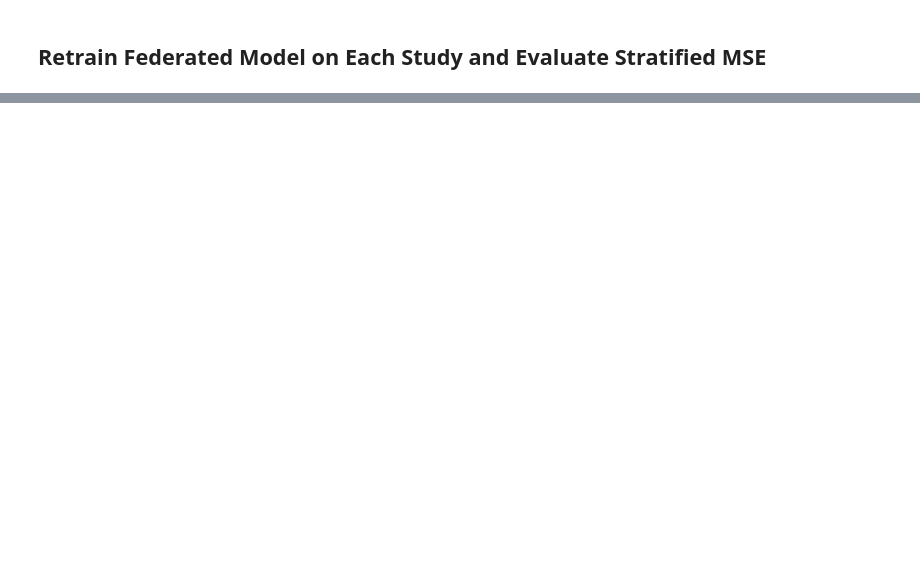
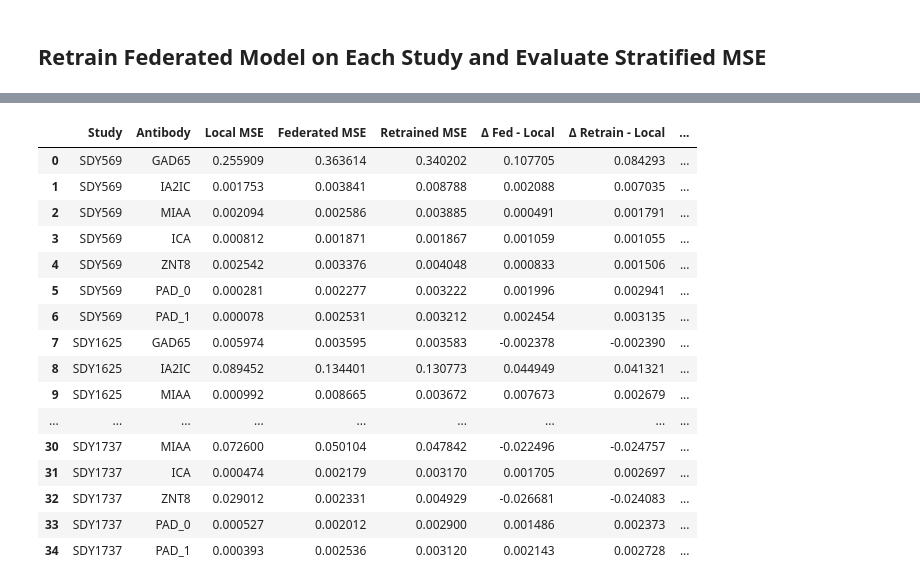
Before and after one commit to NIH-NLM/oadr-autoantibody, a Jupyter notebook: ipynb/federated_analysis_simulation.ipynb, the cells around one changed output, grey strips where cells are left out. Cells and saved outputs as stored; diff of their text form; code cells hidden in the pictures; blank space fills up the shorter version.

```diff
--- a/ipynb/federated_analysis_simulation.ipynb
+++ b/ipynb/federated_analysis_simulation.ipynb
@@ -355,0 +555,84 @@ pprint (mse_summaries)
+# %%
+study_list = ["SDY569", "SDY1625", "SDY524", "SDY797", "SDY1737"]
+# %%
+import pandas as pd
+import numpy as np
+
+
+
+# === Per-Antibody MSE Table ===
+antibody_rows = []
+
+for study in study_list:
+    local_ab = mse_summaries[study]["per_antibody_mse"]
+    fed_ab = federated_results[study]["per_antibody_mse"]
+    retrain_ab = retrain_detailed_results[study]["per_antibody_mse"]
+
+    for ab in local_ab:
+        local = local_ab.get(ab, np.nan)
+        fed = fed_ab.get(ab, np.nan)
+        retrained = retrain_ab.get(ab, np.nan)
+
+        antibody_rows.append({
+            "Study": study,
+            "Antibody": ab,
+            "Local MSE": local,
+            "Federated MSE": fed,
+            "Retrained MSE": retrained,
+            "Δ Fed - Local": fed - local,
+            "Δ Retrain - Local": retrained - local,
+            "% Improvement (Fed vs Local)": ((local - fed) / local * 100) if local else np.nan,
+            "% Improvement (Retrain vs Local)": ((local - retrained) / local * 100) if local else np.nan
+        })
+
+df_antibody_mse = pd.DataFrame(antibody_rows)
+
+# === Sex-wise MSE (Federated) ===
+sex_rows = []
+
+for study in study_list:
+    for sex, val in federated_results[study]["mse_by_sex"].items():
+        sex_rows.append({
+            "Study": study,
+            "Sex": sex,
+            "Federated MSE": val
+        })
+
+df_sex_mse = pd.DataFrame(sex_rows)
+
+# === Age-group MSE (Federated) ===
+age_rows = []
+
+for study in study_list:
+    for age, val in federated_results[study]["mse_by_age_group"].items():
+        age_rows.append({
+            "Study": study,
+            "Age_Group": age,
+            "Federated MSE": val
+        })
+
+df_age_mse = pd.DataFrame(age_rows)
+
+# Display all
+from IPython.display import display
+display(df_antibody_mse)
+display(df_sex_mse)
+display(df_age_mse)
+# %% [output]
+|  | Study | Antibody | Local MSE | Federated MSE | Retrained MSE | Δ Fed - Local | Δ Retrain - Local | ... |
+| 0 | SDY569 | GAD65 | 0.255909 | 0.363614 | 0.340202 | 0.107705 | 0.084293 | ... |
+| 1 | SDY569 | IA2IC | 0.001753 | 0.003841 | 0.008788 | 0.002088 | 0.007035 | ... |
+| 2 | SDY569 | MIAA | 0.002094 | 0.002586 | 0.003885 | 0.000491 | 0.001791 | ... |
+| 3 | SDY569 | ICA | 0.000812 | 0.001871 | 0.001867 | 0.001059 | 0.001055 | ... |
+| 4 | SDY569 | ZNT8 | 0.002542 | 0.003376 | 0.004048 | 0.000833 | 0.001506 | ... |
+| 5 | SDY569 | PAD_0 | 0.000281 | 0.002277 | 0.003222 | 0.001996 | 0.002941 | ... |
+| 6 | SDY569 | PAD_1 | 0.000078 | 0.002531 | 0.003212 | 0.002454 | 0.003135 | ... |
+| 7 | SDY1625 | GAD65 | 0.005974 | 0.003595 | 0.003583 | -0.002378 | -0.002390 | ... |
+| 8 | SDY1625 | IA2IC | 0.089452 | 0.134401 | 0.130773 | 0.044949 | 0.041321 | ... |
+| 9 | SDY1625 | MIAA | 0.000992 | 0.008665 | 0.003672 | 0.007673 | 0.002679 | ... |
+| ... | ... | ... | ... | ... | ... | ... | ... | ... |
+| 30 | SDY1737 | MIAA | 0.072600 | 0.050104 | 0.047842 | -0.022496 | -0.024757 | ... |
+| 31 | SDY1737 | ICA | 0.000474 | 0.002179 | 0.003170 | 0.001705 | 0.002697 | ... |
+| 32 | SDY1737 | ZNT8 | 0.029012 | 0.002331 | 0.004929 | -0.026681 | -0.024083 | ... |
+| 33 | SDY1737 | PAD_0 | 0.000527 | 0.002012 | 0.002900 | 0.001486 | 0.002373 | ... |
+| 34 | SDY1737 | PAD_1 | 0.000393 | 0.002536 | 0.003120 | 0.002143 | 0.002728 | ... |
```
Also changed, not shown: parts of 24 cells of this notebook, 1 other file.
